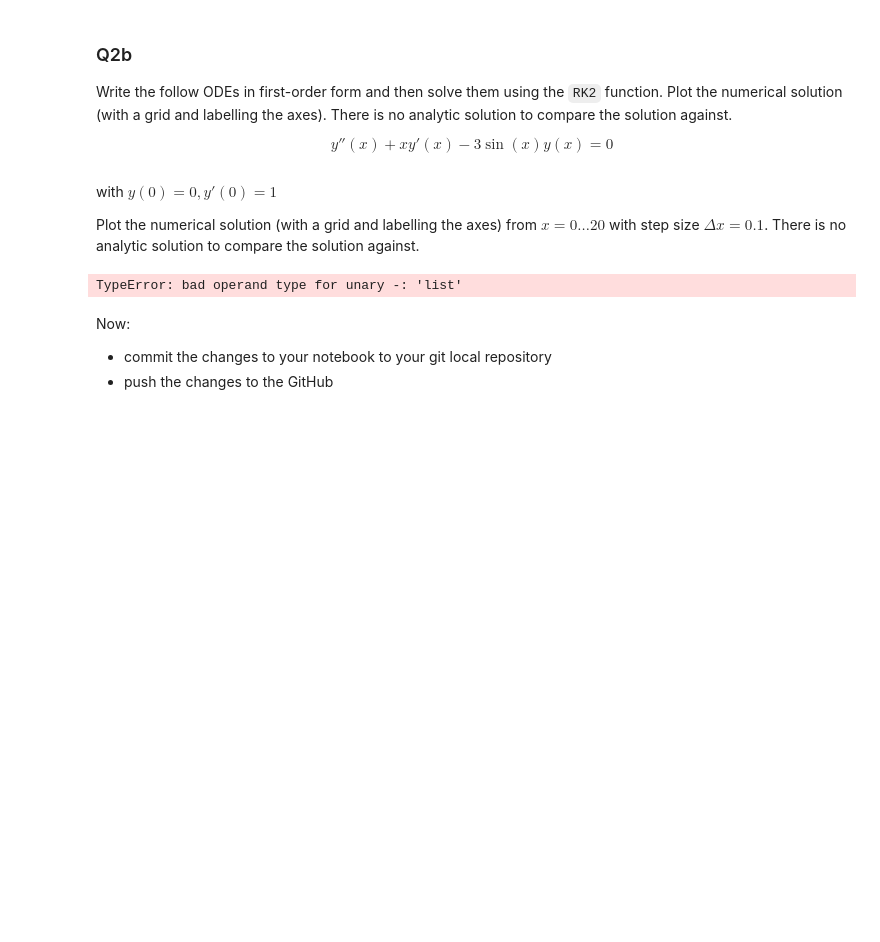
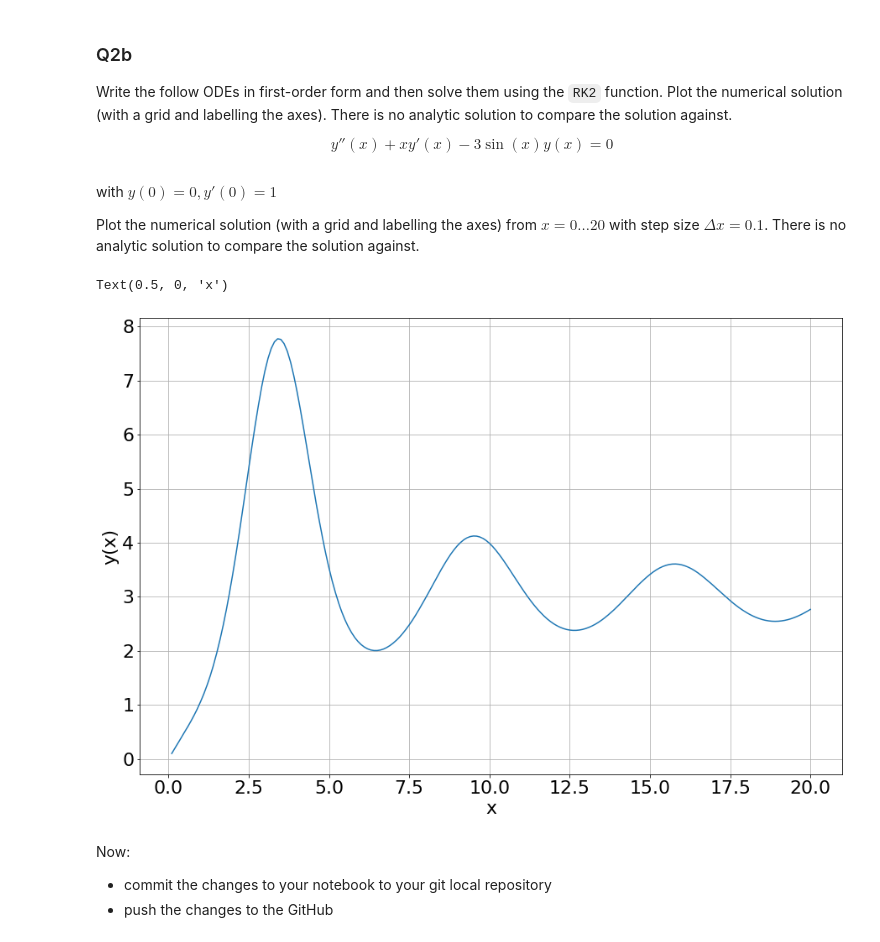
Before and after one commit to odhrandooley/ACM20030-Assignments, a Jupyter notebook: Assignment-3.ipynb, the cells around one changed output. Saved outputs shown, nothing was run; the diff lists cells and outputs as text; code cells hidden in the pictures; blank space fills up the shorter version.

```diff
--- a/Assignment-3.ipynb
+++ b/Assignment-3.ipynb
@@ -231,10 +220,17 @@ with $y(0) = 0, y'(0) = 1$
 Plot the numerical solution (with a grid and labelling the axes) from $x=0\dots20$ with step size $\Delta x = 0.1$. There is no analytic solution to compare the solution against.
 # %%
 def h(x,y):
-    return [y[1],-x*y[1]+3*np.sin(x)*y[0]]
-RK2(h,0.1,[0,20],[0,1],10)
+    return np.array([y[1],-x*y[1]+3*np.sin(x)*y[0]])
+solh=RK2(h,0.1,0,[0,1],200)
+x=solh[:,0]
+y=solh[:,1]
+plt.plot(x,y)
+plt.grid(True)
+plt.ylabel('y(x)')
+plt.xlabel('x')
 # %% [output]
-TypeError: bad operand type for unary -: 'list'
+Text(0.5, 0, 'x')
+[figure, added]
 # %% [markdown]
 Now:
 - commit the changes to your notebook to your git local repository
```
Also changed, not shown: parts of 5 cells of this notebook.
